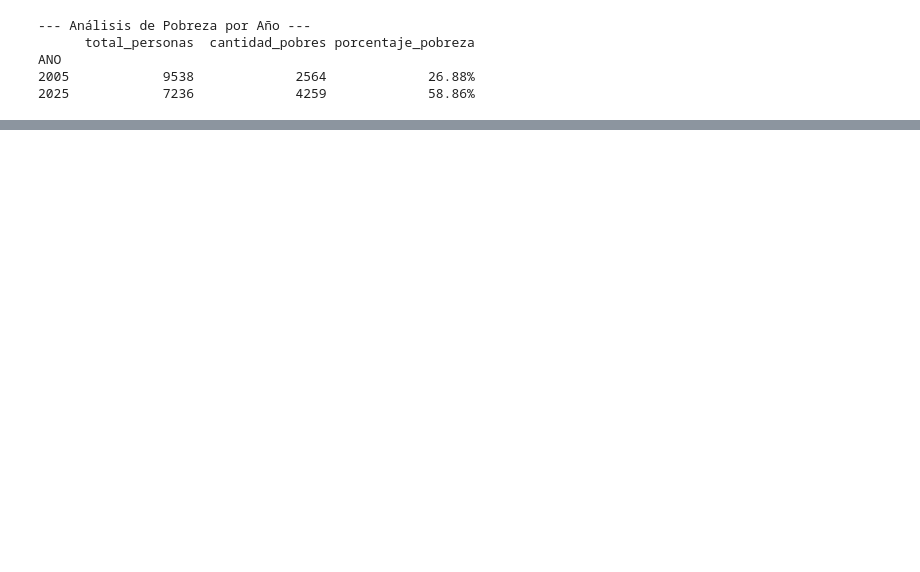
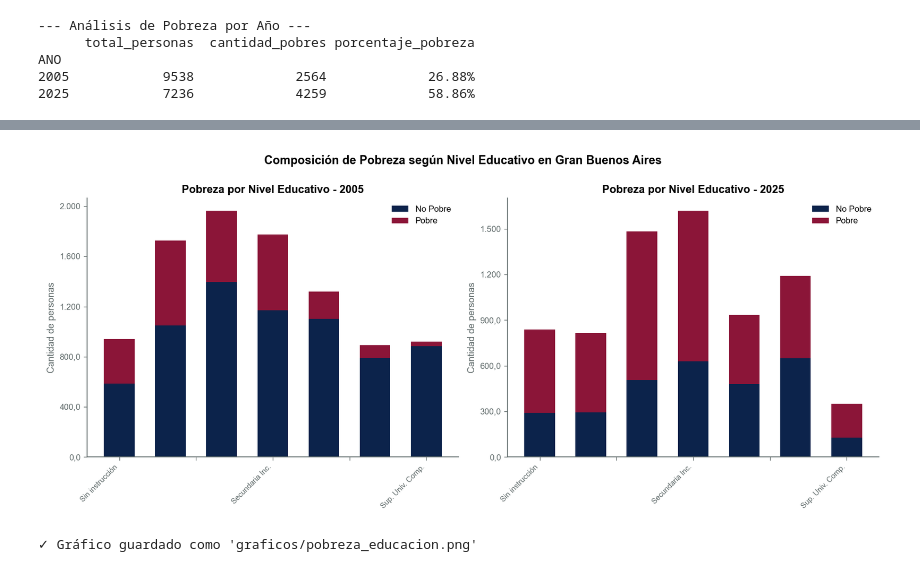
Before and after one commit to paulaleylen/BigDataUBA-Grupo10, a Jupyter notebook: TP1/Program_TP1_GrupoJLP.ipynb, the cells around one changed output, grey strips where cells are left out. Drawn from its saved outputs; the diff is of its cells as text; code cells hidden in the pictures; blank space fills up the shorter version.

```diff
--- a/TP1/Program_TP1_GrupoJLP.ipynb
+++ b/TP1/Program_TP1_GrupoJLP.ipynb
@@ -1695,0 +1866,62 @@ ANO
+# %%
+# Gráfico 2: Composición de pobreza por nivel educativo
+fig, (ax1, ax2) = plt.subplots(1, 2, figsize=(14, 6))
+
+# Mapeo de niveles educativos
+mapeo_educacion = {
+    1: 'Sin instrucción',
+    2: 'Primaria Inc.',
+    3: 'Primaria Comp.',
+    4: 'Secundaria Inc.',
+    5: 'Secundaria Comp.',
+    6: 'Sup. Univ. Inc.',
+    7: 'Sup. Univ. Comp.'
+}
+
+# Función para crear gráfico por año
+def graficar_pobreza_educacion(ax, ano, color_pobre, color_nopobre):
+    df_ano = respondieron[respondieron['ANO'] == ano].copy()
+
+    # Mapear educación
+    df_ano['NIVEL_ED_TEXTO'] = df_ano['NIVEL_ED'].map(mapeo_educacion)
+
+    # Contar por nivel educativo y pobreza
+    conteo = df_ano.groupby(['NIVEL_ED_TEXTO', 'pobre']).size().unstack(fill_value=0)
+
+    # Ordenar por nivel educativo (orden lógico)
+    orden = ['Sin instrucción', 'Primaria Inc.', 'Primaria Comp.',
+             'Secundaria Inc.', 'Secundaria Comp.', 'Sup. Univ. Inc.', 'Sup. Univ. Comp.']
+    conteo = conteo.reindex([o for o in orden if o in conteo.index])
+
+    # Crear barras apiladas
+    x = range(len(conteo))
+    width = 0.6
+
+    if 0 in conteo.columns:
+        ax.bar(x, conteo[0], width, label='No Pobre', color=color_nopobre)
+    if 1 in conteo.columns:
+        bottom = conteo[0] if 0 in conteo.columns else 0
+        ax.bar(x, conteo[1], width, bottom=bottom, label='Pobre', color=color_pobre)
+
+    ax.set_xticks(x)
+    ax.set_xticklabels(conteo.index, rotation=45, ha='right', fontsize=9)
+    ax.set_ylabel('Cantidad de personas')
+    ax.set_title(f'Pobreza por Nivel Educativo - {ano}', fontweight='bold')
+    ax.legend()
+    formatear_ejes(ax, y_as='numero')
+    forzar_y_cero(ax)
+
+# Gráficos
+graficar_pobreza_educacion(ax1, 2005, COLORES['bordo'], COLORES['azul_uba'])
+graficar_pobreza_educacion(ax2, 2025, COLORES['bordo'], COLORES['azul_uba'])
+
+plt.suptitle('Composición de Pobreza según Nivel Educativo en Gran Buenos Aires',
+             fontsize=14, fontweight='bold', y=1.00)
+plt.tight_layout()
+plt.savefig('graficos/pobreza_educacion.png', dpi=300, bbox_inches='tight')
+plt.show()
+
+print("\n✓ Gráfico guardado como 'graficos/pobreza_educacion.png'")
+# %% [output]
+[figure, added]
+✓ Gráfico guardado como 'graficos/pobreza_educacion.png'
```
Also changed, not shown: parts of 26 cells of this notebook, 8 other files.
